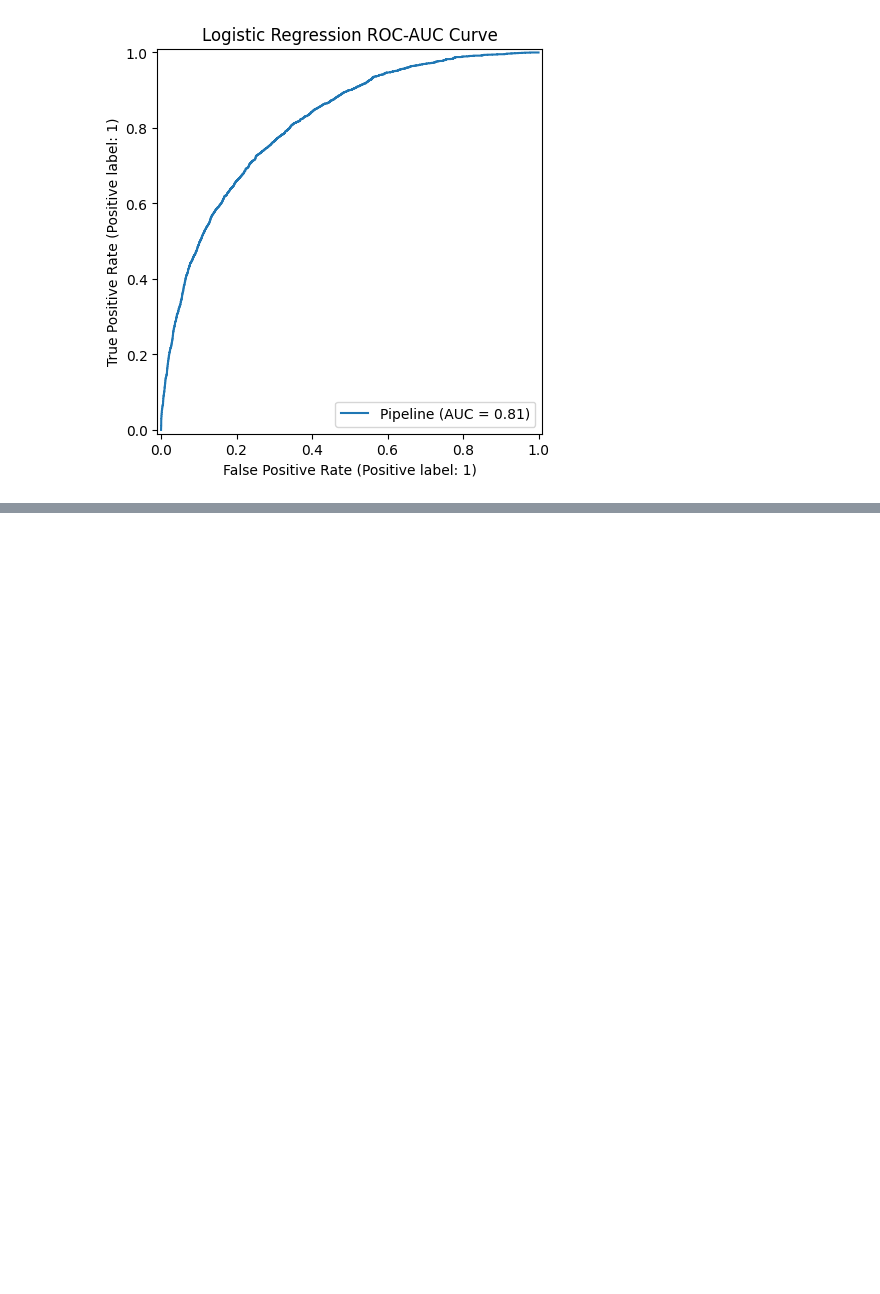
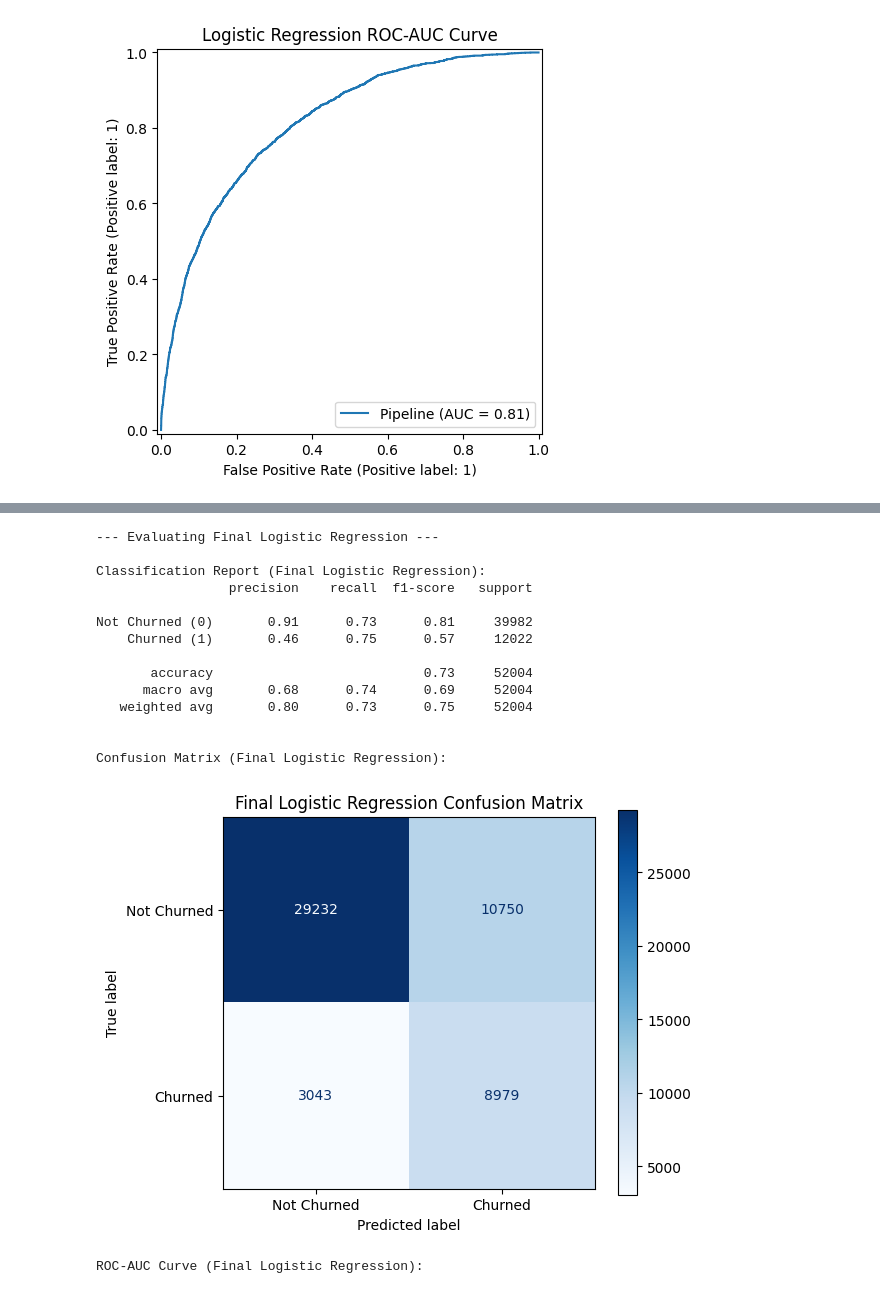
Before and after one commit to tejakusumah-y2008hub/telco-customer-churn-prediction, a Jupyter notebook: notebooks/3.0-yusuftejakusumah-modeling-and-evaluation.ipynb, the cells around one changed output, grey strips where cells are left out. Saved outputs shown, nothing was run; the diff lists cells and outputs as text; code cells hidden in the pictures; blank space fills up the shorter version.

```diff
--- a/notebooks/3.0-yusuftejakusumah-modeling-and-evaluation.ipynb
+++ b/notebooks/3.0-yusuftejakusumah-modeling-and-evaluation.ipynb
@@ -303,0 +363,25 @@ joblib.dump(final_pipeline, 'final_churn_model.pkl')
+# %%
+# Re-instantiate standard sklearn model for the final save
+final_cpu_model = LogisticRegression(
+    solver='saga', # Back to CPU solver
+    penalty=study.best_params['penalty'],
+    C=study.best_params['C'],
+    l1_ratio=study.best_params['l1_ratio'],
+    max_iter=1000,
+    random_state=42,
+    class_weight='balanced'
+)
+# %%
+# Re-create pipeline with best model
+final_pipeline = ImbPipeline(steps=[
+    ('preprocessor', ColumnTransformer(transformers=[
+            ('num', ImbPipeline(steps=[
+                ('imputer', SimpleImputer(strategy='median')),
+                ('transformer', PowerTransformer(method='yeo-johnson')),
+                ('scaler', StandardScaler())
+            ]), selected_features)
+        ])),
+    ('classifier', final_cpu_model)
+])
+
+final_pipeline.fit(X, y)
@@ -303,0 +409,20 @@ joblib.dump(final_pipeline, 'final_churn_model.pkl')
+# %%
+# Evaluating Model Performance
+evaluate_classification(final_pipeline, X, y, model_name="Final Logistic Regression")
+# %% [output]
+--- Evaluating Final Logistic Regression ---
+
+Classification Report (Final Logistic Regression):
+                 precision    recall  f1-score   support
+
+Not Churned (0)       0.91      0.73      0.81     39982
+    Churned (1)       0.46      0.75      0.57     12022
+
+       accuracy                           0.73     52004
+      macro avg       0.68      0.74      0.69     52004
+   weighted avg       0.80      0.73      0.75     52004
+
+
+Confusion Matrix (Final Logistic Regression):
+[figure, added]
+ROC-AUC Curve (Final Logistic Regression):
```
Also changed, not shown: parts of 21 cells of this notebook.
